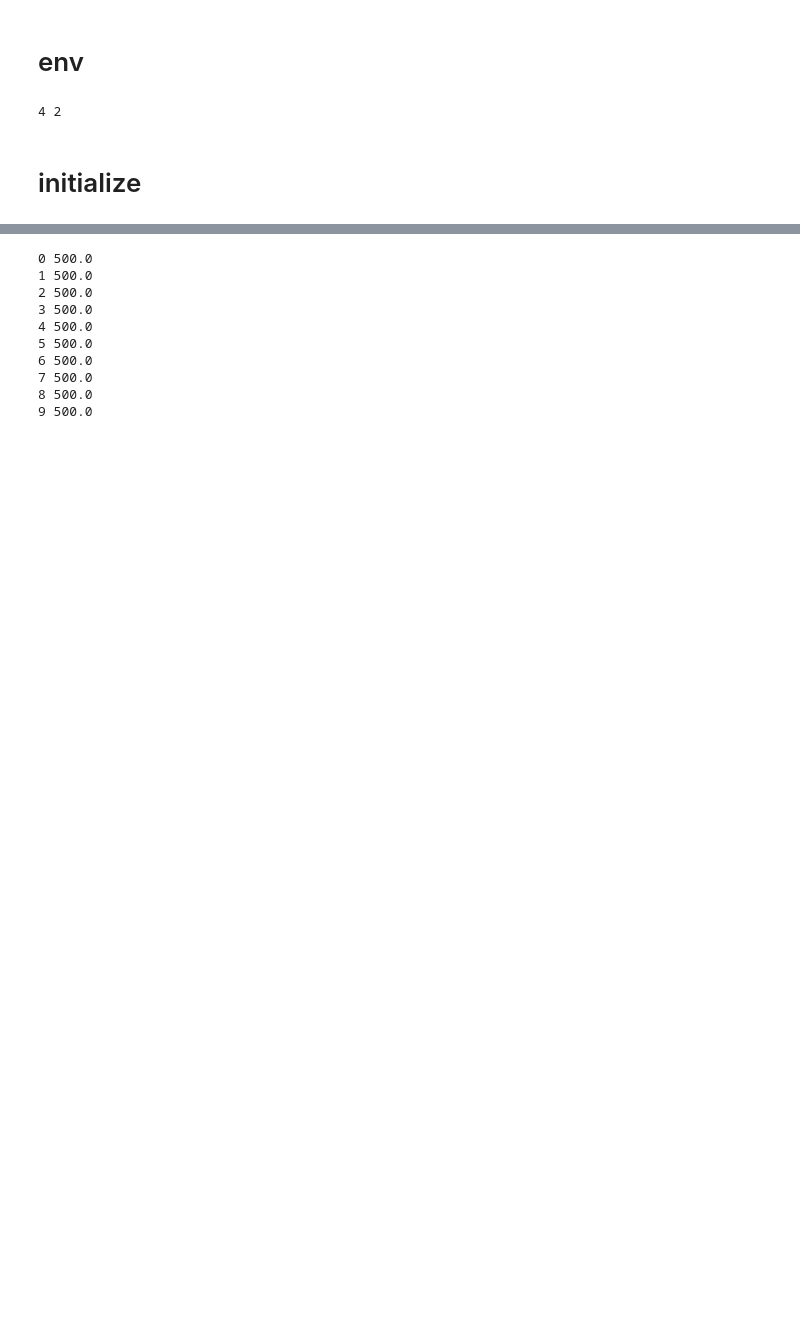
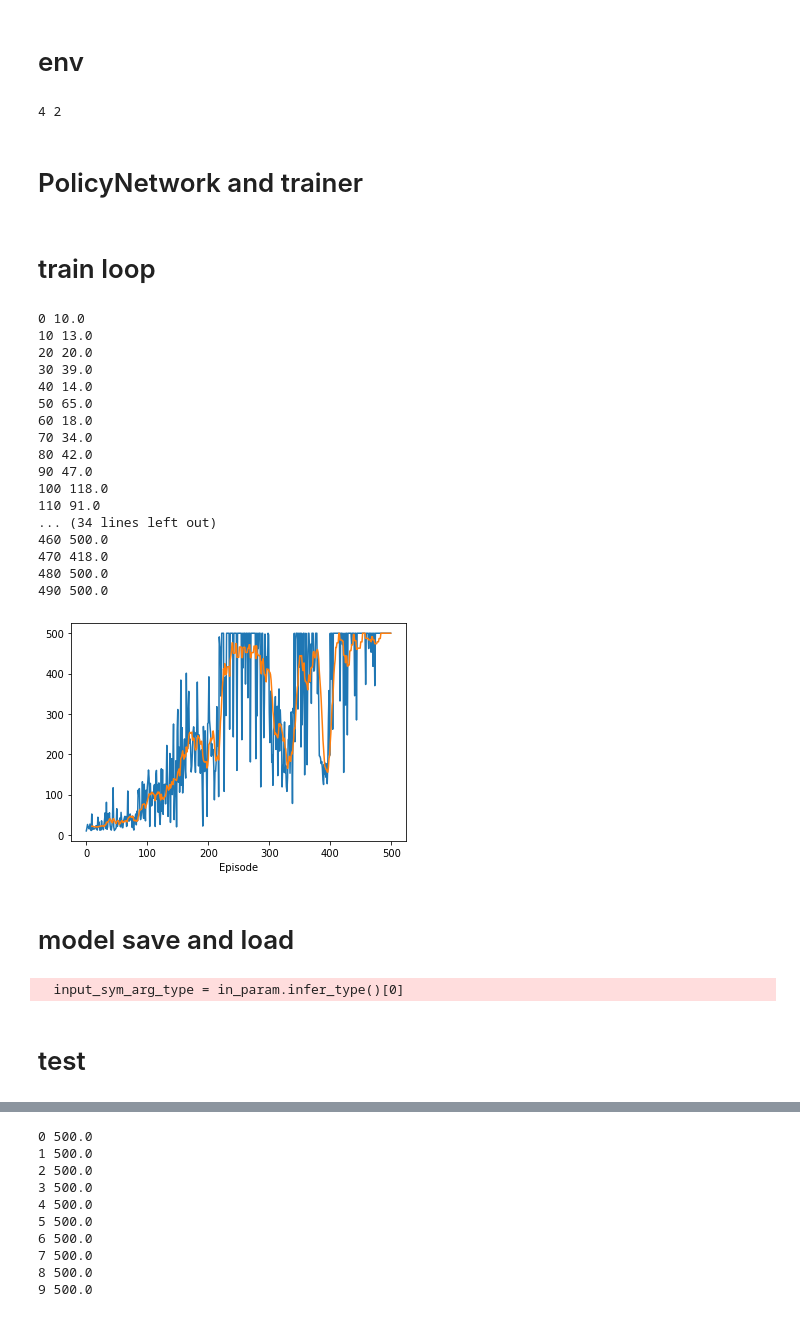
Before and after one commit to skywalker0803r/mxnet_course, a Jupyter notebook: mxnet_REINFORCE_Hybrid.ipynb, the cells around one changed output, grey strips where cells are left out. Cells and saved outputs as stored; diff of their text form; code cells hidden in the pictures; blank space fills up the shorter version.

```diff
--- a/mxnet_REINFORCE_Hybrid.ipynb
+++ b/mxnet_REINFORCE_Hybrid.ipynb
@@ -29,3 +30,5 @@ action_dim = env.action_space.n
 print(state_dim,action_dim)
 # %% [output]
 4 2
+# %% [markdown]
+# PolicyNetwork and trainer
@@ -31,0 +48,2 @@ print(state_dim,action_dim)
+# %% [markdown]
+# train loop
@@ -31,0 +114,25 @@ print(state_dim,action_dim)
+# %%
+train_loop(env = env,
+           net = policy_net,
+           max_episodes = 500)
+# %% [output]
+0 10.0
+10 13.0
+20 20.0
+30 39.0
+40 14.0
+50 65.0
+60 18.0
+70 34.0
+80 42.0
+90 47.0
+100 118.0
+110 91.0
+... (34 lines left out)
+460 500.0
+470 418.0
+480 500.0
+490 500.0
+[figure, added]
+# %% [markdown]
+# model save and load
@@ -32,2 +142,8 @@ print(state_dim,action_dim)
+# %%
+policy_net = nn.SymbolBlock.imports("{}_model-symbol.json".format(env_name),
+                                    ['data'],
+                                    "{}_model-0000.params".format(env_name))
+# %% [output]
+  input_sym_arg_type = in_param.infer_type()[0]
 # %% [markdown]
-# initialize
+# test
```
Also changed, not shown: parts of 16 cells of this notebook.
